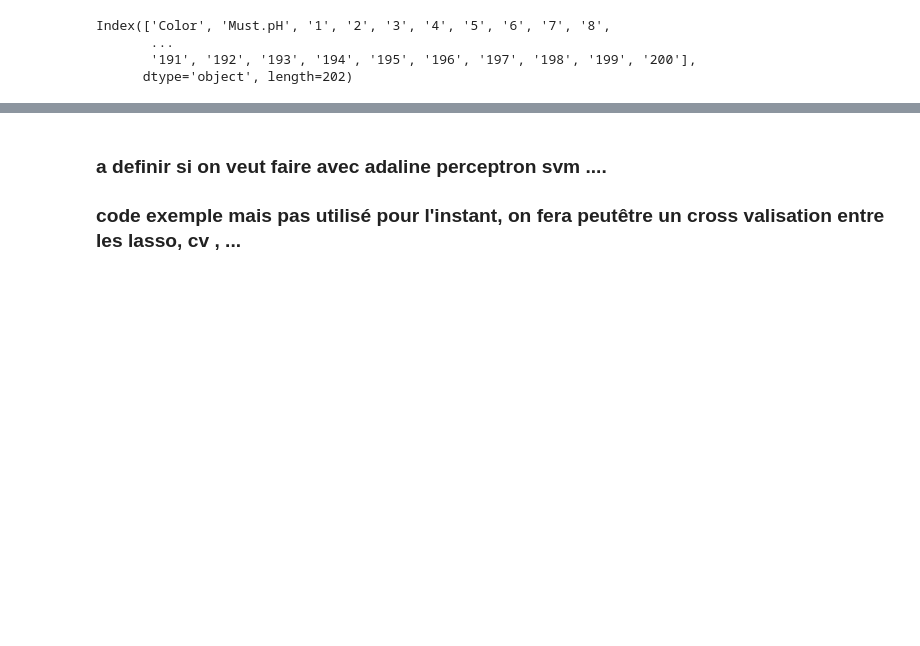
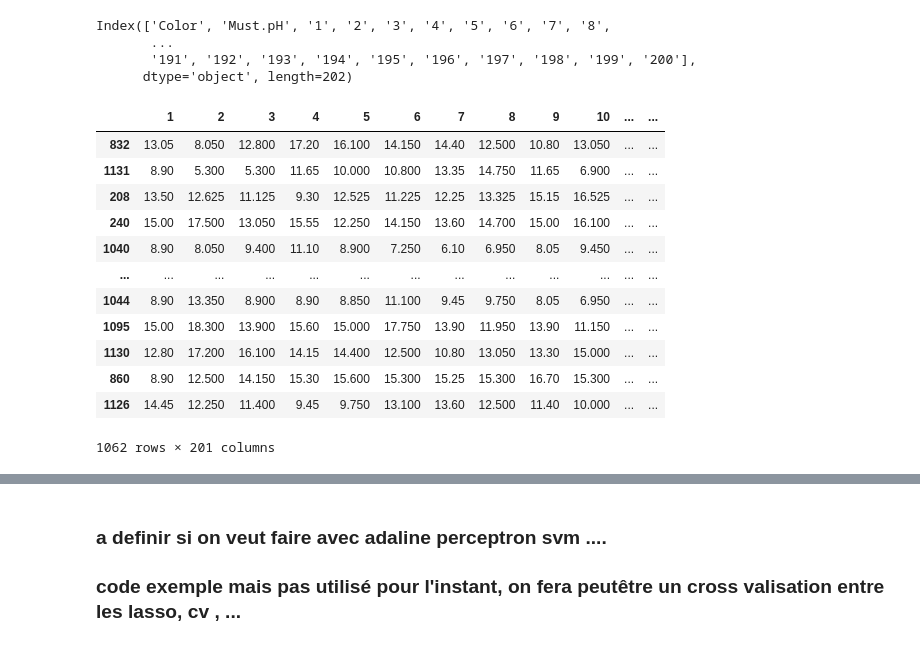
Before and after one commit to ameliemelo/projet_wine, a Jupyter notebook: augustin.ipynb, the cells around one changed output, grey strips where cells are left out. Cells and saved outputs as stored; diff of their text form; code cells hidden in the pictures; blank space fills up the shorter version.

```diff
--- a/augustin.ipynb
+++ b/augustin.ipynb
@@ -19,6 +19,8 @@ weather[1]
 i = list(range(1,201))
 i = list(map(str, i))
 temperatures = pd.DataFrame(columns = i)
+# %%
+wines = wines_.copy()
 # %%
 for i in range(len(wines)):
     new_row = []
@@ -43,13 +45,3 @@ print(temperatures.isnull().sum(axis = 0))
 199    102
 200    102
 Length: 200, dtype: int64
-# %%
-from sklearn.preprocessing import StandardScaler
-
-scaler = StandardScaler()
-scaler.fit(temperatures.values.ravel().reshape(-1, 1))
-
-for col in temperatures.columns:
-    temperatures[col] = scaler.transform(temperatures[[col]])
-
-temperatures
@@ -142,9 +107,9 @@ dataset3
 mapping = {'White': -1, 'Red': 1}
 
 # Apply the mapping to the 'category' column using the map() function
-dataset['Color'] = dataset['Color'].map(mapping)
+wines['Color'] = wines['Color'].map(mapping)
 
-dataset
+wines
 # %% [output]
 |  | Table.No. | Cultivar | Color | Recommend | RecReg | Reg | Harvest date | DOY | Must.Brix | ... |
 | 0 | 9 | Chardony | -1 | Particularly recommended | 1.0 | 3 | 1936-09-08 | 251.0 | 27.2 | ... |
@@ -237,13 +204,28 @@ copie.dropna(subset = columns, inplace=True)
 copie.reset_index(drop=True, inplace=True)
 # %%
 # selection of class to predict : here ph
-y = copie[['Must.pH']].values
-
+y = copie[['Must.pH']]
 
 # temperature and color extraction
-colonnes = ['Color']  # initialisation de la liste des noms de colonnes
-for i in range(1, 201):
-    colonnes.append(f"{i}")
+colonnes = list(temperatures.columns)
+colonnes.append('Color')
 
 # récupération des valeurs de toutes les colonnes à la suite
-X = copie[colonnes].values
+X = copie[colonnes]
+# %%
+from sklearn.model_selection import train_test_split
+X_train, X_test, y_train, y_test = train_test_split(X, y, test_size=0.2, random_state=42)
+# %% [output]
+|  | 1 | 2 | 3 | 4 | 5 | 6 | 7 | 8 | 9 | 10 | ... | ... |
+| 832 | 13.05 | 8.050 | 12.800 | 17.20 | 16.100 | 14.150 | 14.40 | 12.500 | 10.80 | 13.050 | ... | ... |
+| 1131 | 8.90 | 5.300 | 5.300 | 11.65 | 10.000 | 10.800 | 13.35 | 14.750 | 11.65 | 6.900 | ... | ... |
+| 208 | 13.50 | 12.625 | 11.125 | 9.30 | 12.525 | 11.225 | 12.25 | 13.325 | 15.15 | 16.525 | ... | ... |
+| 240 | 15.00 | 17.500 | 13.050 | 15.55 | 12.250 | 14.150 | 13.60 | 14.700 | 15.00 | 16.100 | ... | ... |
+| 1040 | 8.90 | 8.050 | 9.400 | 11.10 | 8.900 | 7.250 | 6.10 | 6.950 | 8.05 | 9.450 | ... | ... |
+| ... | ... | ... | ... | ... | ... | ... | ... | ... | ... | ... | ... | ... |
+| 1044 | 8.90 | 13.350 | 8.900 | 8.90 | 8.850 | 11.100 | 9.45 | 9.750 | 8.05 | 6.950 | ... | ... |
+| 1095 | 15.00 | 18.300 | 13.900 | 15.60 | 15.000 | 17.750 | 13.90 | 11.950 | 13.90 | 11.150 | ... | ... |
+| 1130 | 12.80 | 17.200 | 16.100 | 14.15 | 14.400 | 12.500 | 10.80 | 13.050 | 13.30 | 15.000 | ... | ... |
+| 860 | 8.90 | 12.500 | 14.150 | 15.30 | 15.600 | 15.300 | 15.25 | 15.300 | 16.70 | 15.300 | ... | ... |
+| 1126 | 14.45 | 12.250 | 11.400 | 9.45 | 9.750 | 13.100 | 13.60 | 12.500 | 11.40 | 10.000 | ... | ... |
+1062 rows × 201 columns
```
Also changed, not shown: parts of 16 cells of this notebook.
